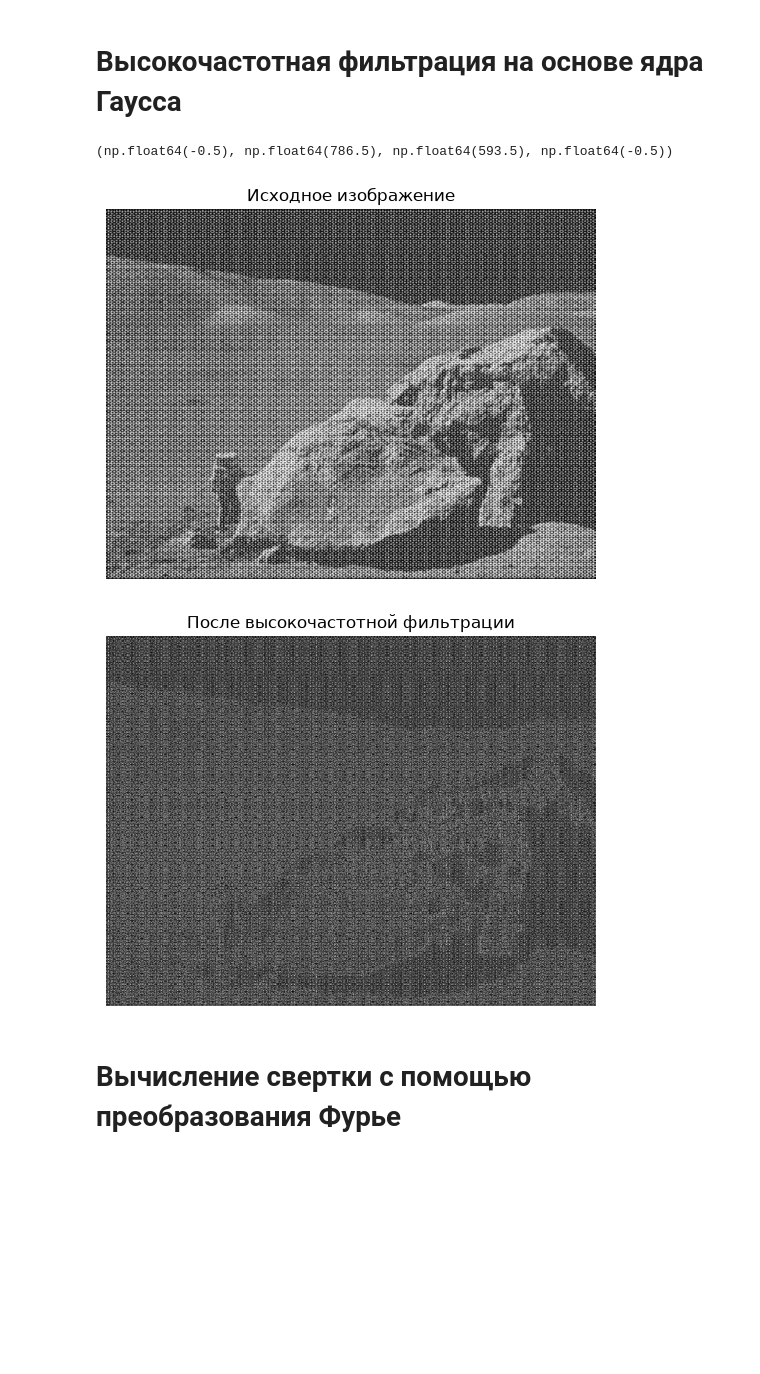
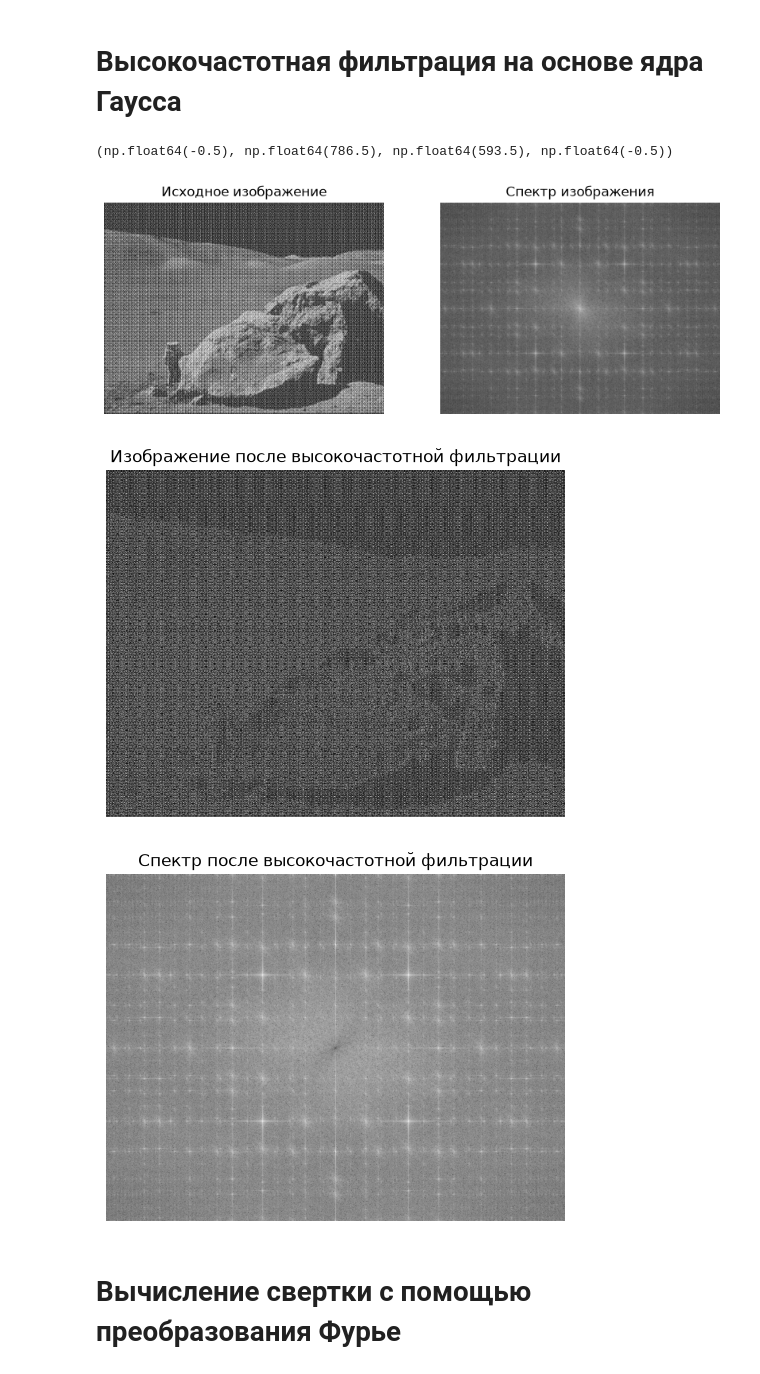
Before and after one commit to Daemos17/Image_Processing, a Jupyter notebook: Task 5/Task 5.ipynb, the cells around one changed output. Saved outputs shown, nothing was run; the diff lists cells and outputs as text; code cells hidden in the pictures; blank space fills up the shorter version.

```diff
--- a/Task 5/Task 5.ipynb
+++ b/Task 5/Task 5.ipynb
@@ -14,31 +14,53 @@ image = cv.imread('periodic_noise.jpg', cv.IMREAD_GRAYSCALE)
 # %%
 rows, cols = image.shape
 dft = cv.dft(np.float32(image), flags=cv.DFT_COMPLEX_OUTPUT)
 dft_shift = np.fft.fftshift(dft)
+magnitude_spectrum_before = 20*np.log(cv.magnitude(dft_shift[:,:,0], dft_shift[:,:,1]) + 1)
 s = 30
 x, y = np.meshgrid(np.arange(cols), np.arange(rows))
 gauss_mask = np.exp(-((x - cols//2)**2 + (y - rows//2)**2)/(2*s**2))
 high_pass_mask = 1 - gauss_mask
 dft_shift_hp = dft_shift * high_pass_mask[:, :, np.newaxis]
 
+magnitude_spectrum_after = 20*np.log(cv.magnitude(dft_shift_hp[:,:,0], dft_shift_hp[:,:,1]) + 1)
+
 f_ishift = np.fft.ifftshift(dft_shift_hp)
 img_back_hp = cv.idft(f_ishift)
 img_back_hp = cv.magnitude(img_back_hp[:,:,0], img_back_hp[:,:,1])
 visual_result = cv.normalize(img_back_hp, None, 0, 255, cv.NORM_MINMAX).astype(np.uint8)
 
+plt.figure(figsize=(10, 5))
+plt.subplot(121)
 plt.imshow(image, cmap='gray')
 plt.title("Исходное изображение")
 plt.axis('off')
+
+plt.subplot(122)
+plt.imshow(magnitude_spectrum_before, cmap='gray')
+plt.title("Спектр изображения")
+plt.axis('off')
 # %% [output]
 (np.float64(-0.5), np.float64(786.5), np.float64(593.5), np.float64(-0.5))
-[figure, old version]
+[figure, new version]
 # %%
+plt.figure(figsize=(10, 5))
+plt.subplot(121)
 plt.imshow(visual_result, cmap='gray')
-plt.title("После высокочастотной фильтрации")
+plt.title("Изображение после высокочастотной фильтрации")
+plt.tight_layout()
+plt.axis('off')
+
+
+plt.figure(figsize=(10, 5))
+plt.subplot(122)
+plt.imshow(magnitude_spectrum_after, cmap='gray')
+plt.title("Спектр после высокочастотной фильтрации")
+plt.tight_layout()
 plt.axis('off')
 plt.show()
 # %% [output]
-[figure, old version]
+[figure, new version]
+[figure, added]
 # %% [markdown]
 <h1>Вычисление свертки с помощью преобразования Фурье</h1>
 # %%
```
